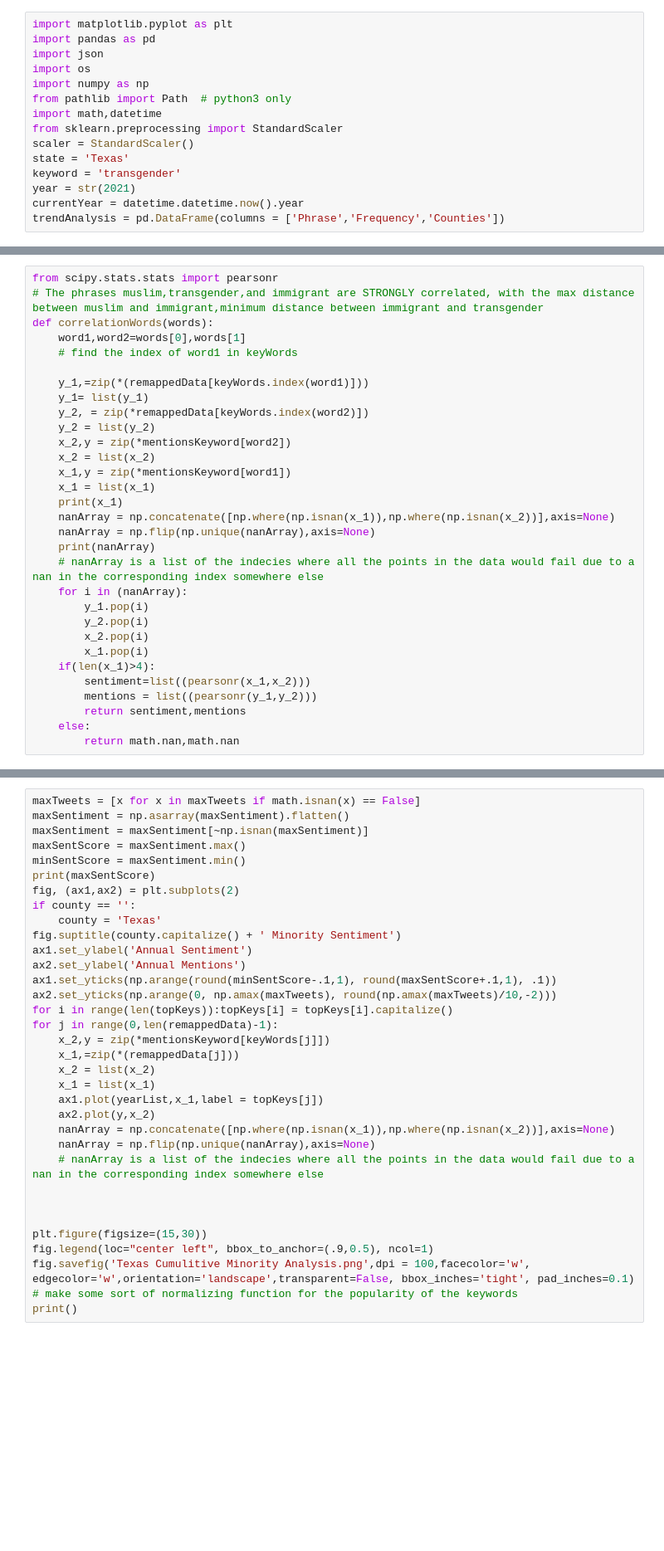
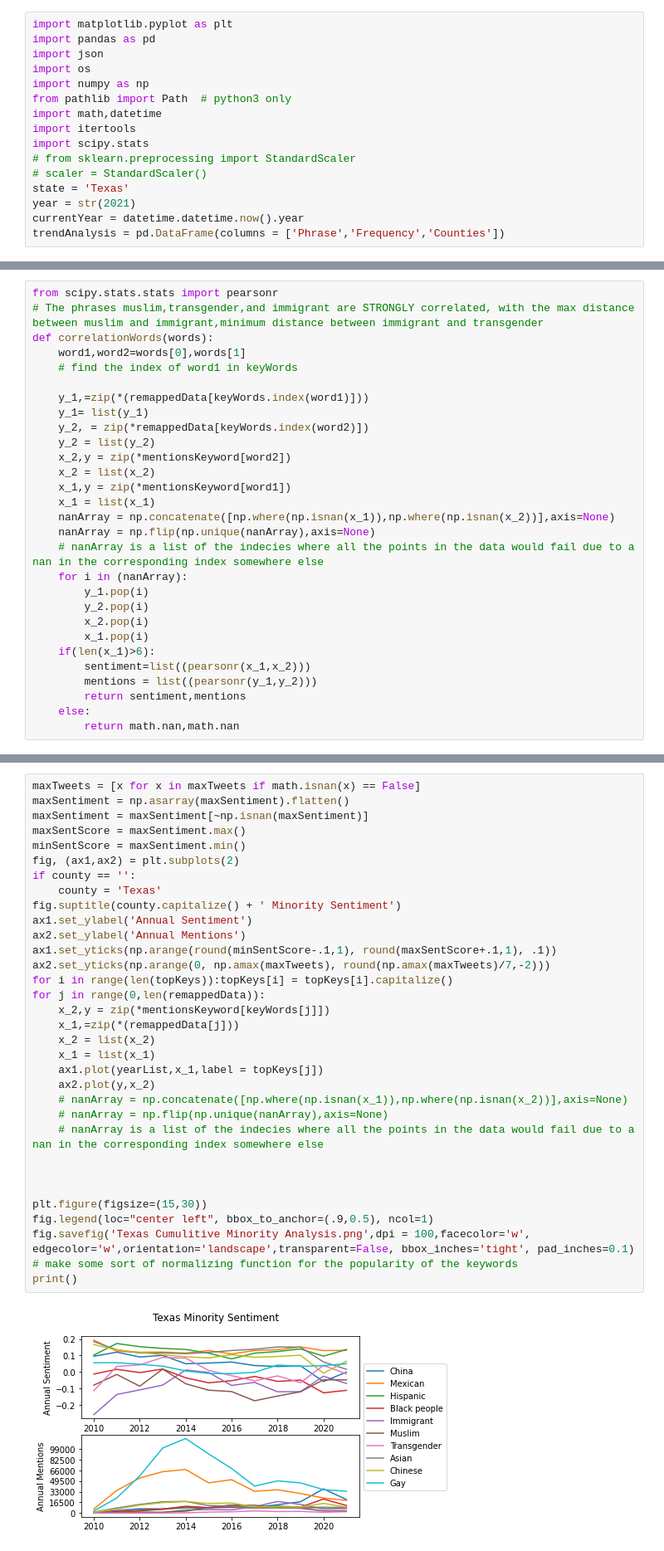
Before and after one commit to Azal-Amer/DataScienceTutorial, a Jupyter notebook: Minority Sentiment/TimeSentimentAnalysis.ipynb, the cells around one changed output, grey strips where cells are left out. Shown at 83% size. Cells and saved outputs as stored; diff of their text form; blank space fills up the shorter version.

```diff
--- a/Minority Sentiment/TimeSentimentAnalysis.ipynb
+++ b/Minority Sentiment/TimeSentimentAnalysis.ipynb
@@ -6,10 +6,11 @@ import os
 import numpy as np
 from pathlib import Path  # python3 only
 import math,datetime
-from sklearn.preprocessing import StandardScaler
-scaler = StandardScaler()
+import itertools
+import scipy.stats
+# from sklearn.preprocessing import StandardScaler
+# scaler = StandardScaler()
 state = 'Texas'
-keyword = 'transgender'
 year = str(2021)
 currentYear = datetime.datetime.now().year
 trendAnalysis = pd.DataFrame(columns = ['Phrase','Frequency','Counties'])
@@ -164,17 +182,15 @@ def correlationWords(words):
     x_2 = list(x_2)
     x_1,y = zip(*mentionsKeyword[word1])
     x_1 = list(x_1)
-    print(x_1)
     nanArray = np.concatenate([np.where(np.isnan(x_1)),np.where(np.isnan(x_2))],axis=None)
     nanArray = np.flip(np.unique(nanArray),axis=None)
-    print(nanArray)
     # nanArray is a list of the indecies where all the points in the data would fail due to a nan in the corresponding index somewhere else
     for i in (nanArray):
         y_1.pop(i)
         y_2.pop(i)
         x_2.pop(i)
         x_1.pop(i)
-    if(len(x_1)>4):
+    if(len(x_1)>6):
         sentiment=list((pearsonr(x_1,x_2)))
         mentions = list((pearsonr(y_1,y_2)))
         return sentiment,mentions
@@ -277,35 +307,35 @@ Index: []
 # %%
 maxTweets = [x for x in maxTweets if math.isnan(x) == False]
 maxSentiment = np.asarray(maxSentiment).flatten()
 maxSentiment = maxSentiment[~np.isnan(maxSentiment)]
 maxSentScore = maxSentiment.max()
 minSentScore = maxSentiment.min()
-print(maxSentScore)
 fig, (ax1,ax2) = plt.subplots(2)
 if county == '':
     county = 'Texas'
 fig.suptitle(county.capitalize() + ' Minority Sentiment')
 ax1.set_ylabel('Annual Sentiment')
 ax2.set_ylabel('Annual Mentions')
 ax1.set_yticks(np.arange(round(minSentScore-.1,1), round(maxSentScore+.1,1), .1))
-ax2.set_yticks(np.arange(0, np.amax(maxTweets), round(np.amax(maxTweets)/10,-2)))
+ax2.set_yticks(np.arange(0, np.amax(maxTweets), round(np.amax(maxTweets)/7,-2)))
 for i in range(len(topKeys)):topKeys[i] = topKeys[i].capitalize()
-for j in range(0,len(remappedData)-1):
+for j in range(0,len(remappedData)):
     x_2,y = zip(*mentionsKeyword[keyWords[j]])
     x_1,=zip(*(remappedData[j]))
     x_2 = list(x_2)
     x_1 = list(x_1)
     ax1.plot(yearList,x_1,label = topKeys[j])
     ax2.plot(y,x_2)
-    nanArray = np.concatenate([np.where(np.isnan(x_1)),np.where(np.isnan(x_2))],axis=None)
-    nanArray = np.flip(np.unique(nanArray),axis=None)
+    # nanArray = np.concatenate([np.where(np.isnan(x_1)),np.where(np.isnan(x_2))],axis=None)
+    # nanArray = np.flip(np.unique(nanArray),axis=None)
     # nanArray is a list of the indecies where all the points in the data would fail due to a nan in the corresponding index somewhere else
 
 
 
 plt.figure(figsize=(15,30))
 fig.legend(loc="center left", bbox_to_anchor=(.9,0.5), ncol=1)
 fig.savefig('Texas Cumulitive Minority Analysis.png',dpi = 100,facecolor='w', edgecolor='w',orientation='landscape',transparent=False, bbox_inches='tight', pad_inches=0.1)
 # make some sort of normalizing function for the popularity of the keywords
 print()
 # %% [output]
+[figure, new version]
```
Also changed, not shown: parts of 18 cells of this notebook, 4 other files.
